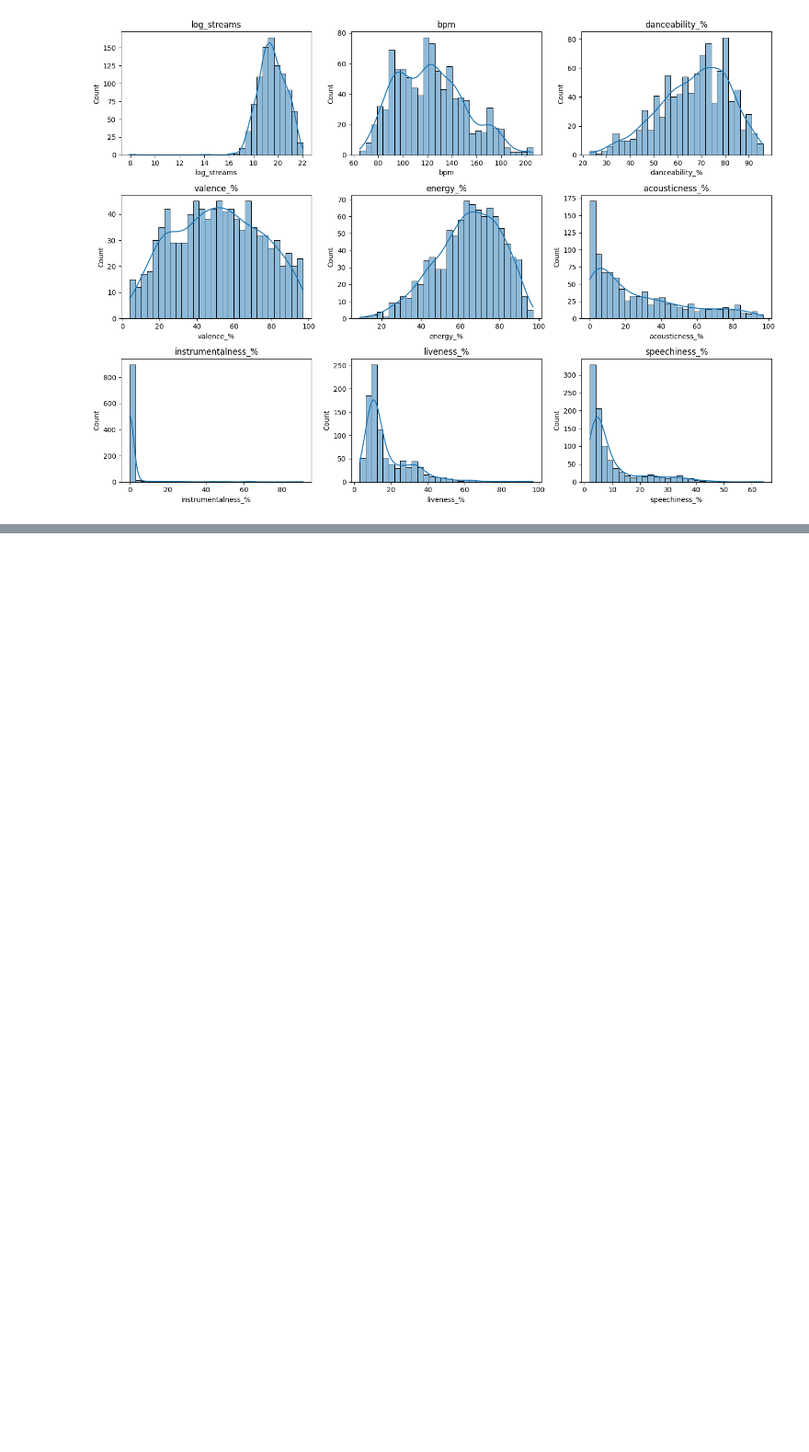
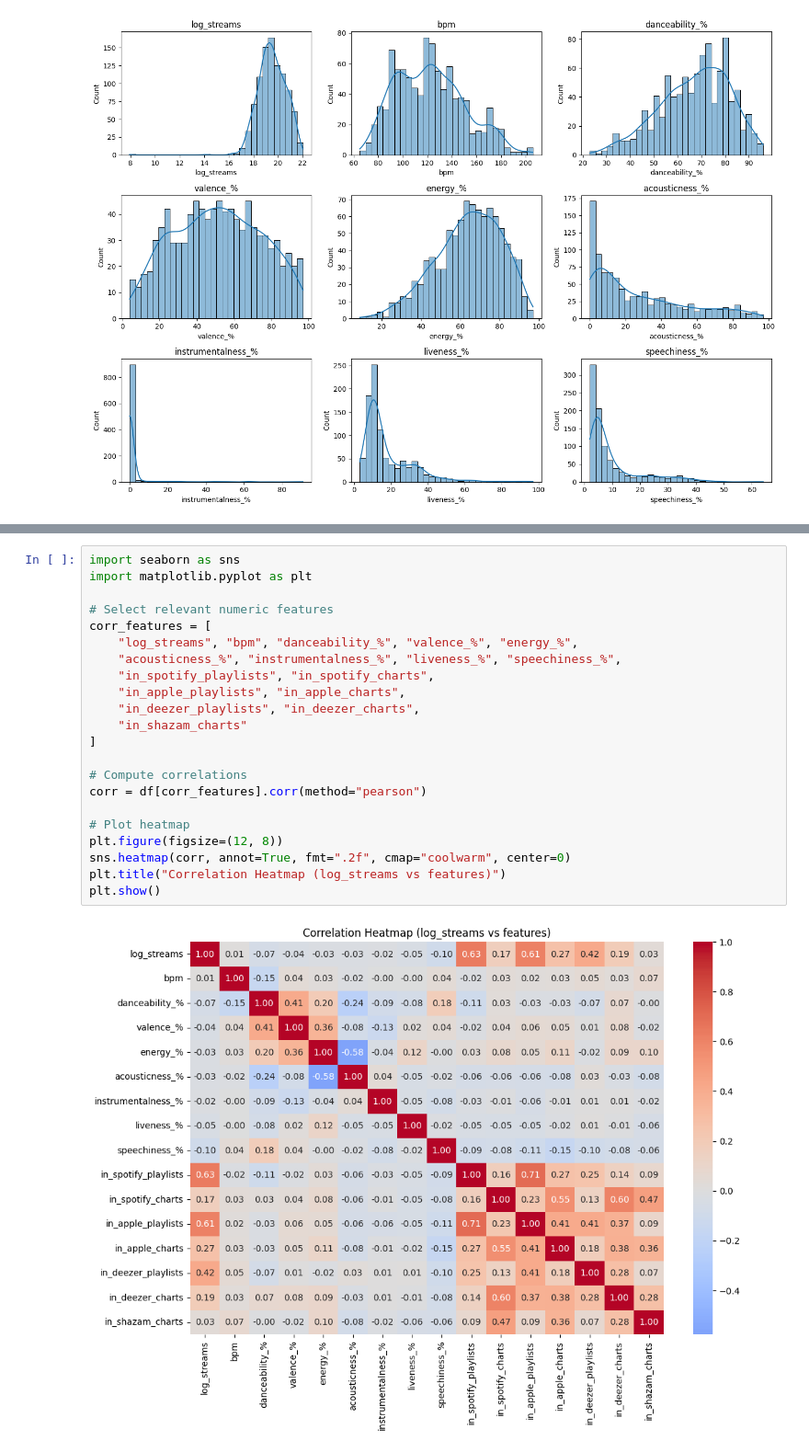
Before and after one commit to slytercode/Spotify-2023-project, a Jupyter notebook: notebooks/01_eda.ipynb, the cells around one changed output, grey strips where cells are left out. Shown at 92% size. Drawn from its saved outputs; the diff is of its cells as text; blank space fills up the shorter version.

Commit message:
Updated 01_eda EDA notebook and added top-bottom streamed markdown

```diff
--- a/notebooks/01_eda.ipynb
+++ b/notebooks/01_eda.ipynb
@@ -184,0 +181,24 @@ plt.show()
+# %%
+import seaborn as sns
+import matplotlib.pyplot as plt
+
+# Select relevant numeric features
+corr_features = [
+    "log_streams", "bpm", "danceability_%", "valence_%", "energy_%",
+    "acousticness_%", "instrumentalness_%", "liveness_%", "speechiness_%",
+    "in_spotify_playlists", "in_spotify_charts",
+    "in_apple_playlists", "in_apple_charts",
+    "in_deezer_playlists", "in_deezer_charts",
+    "in_shazam_charts"
+]
+
+# Compute correlations
+corr = df[corr_features].corr(method="pearson")
+
+# Plot heatmap
+plt.figure(figsize=(12, 8))
+sns.heatmap(corr, annot=True, fmt=".2f", cmap="coolwarm", center=0)
+plt.title("Correlation Heatmap (log_streams vs features)")
+plt.show()
+# %% [output]
+[figure, added]
```
Also changed, not shown: parts of 22 cells of this notebook, 1 other file.
